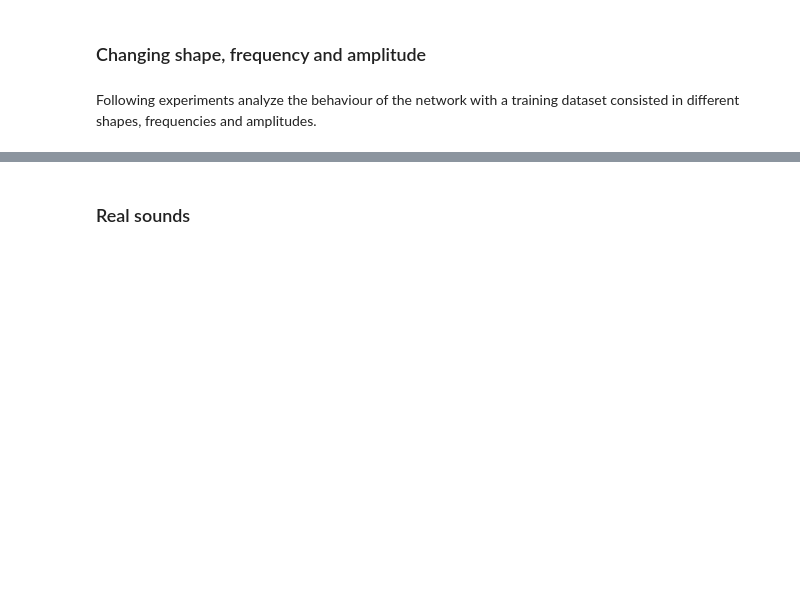
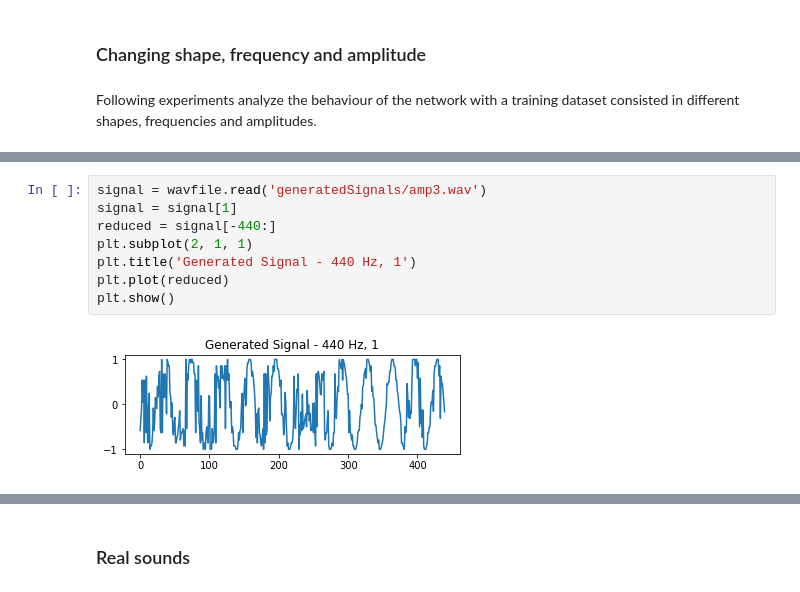
Before and after one commit to aleixcm/tensorflow-wavenet, a Jupyter notebook: wavenetExperiments.ipynb, the cells around one changed output, grey strips where cells are left out. Cells and saved outputs as stored; diff of their text form; blank space fills up the shorter version.

```diff
--- a/wavenetExperiments.ipynb
+++ b/wavenetExperiments.ipynb
@@ -322,0 +357,10 @@ Following experiments analyze the behaviour of the network with a training datas
+# %%
+signal = wavfile.read('generatedSignals/amp3.wav')
+signal = signal[1]
+reduced = signal[-440:]
+plt.subplot(2, 1, 1)
+plt.title('Generated Signal - 440 Hz, 1')
+plt.plot(reduced)
+plt.show()
+# %% [output]
+[figure, added]
```
Also changed, not shown: parts of 9 cells of this notebook.
